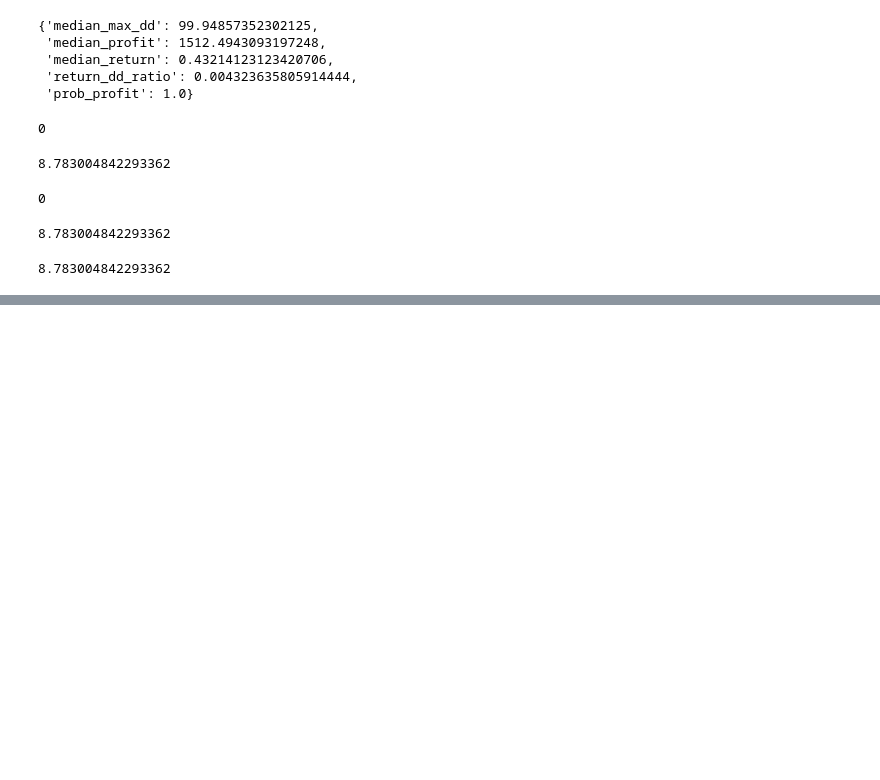
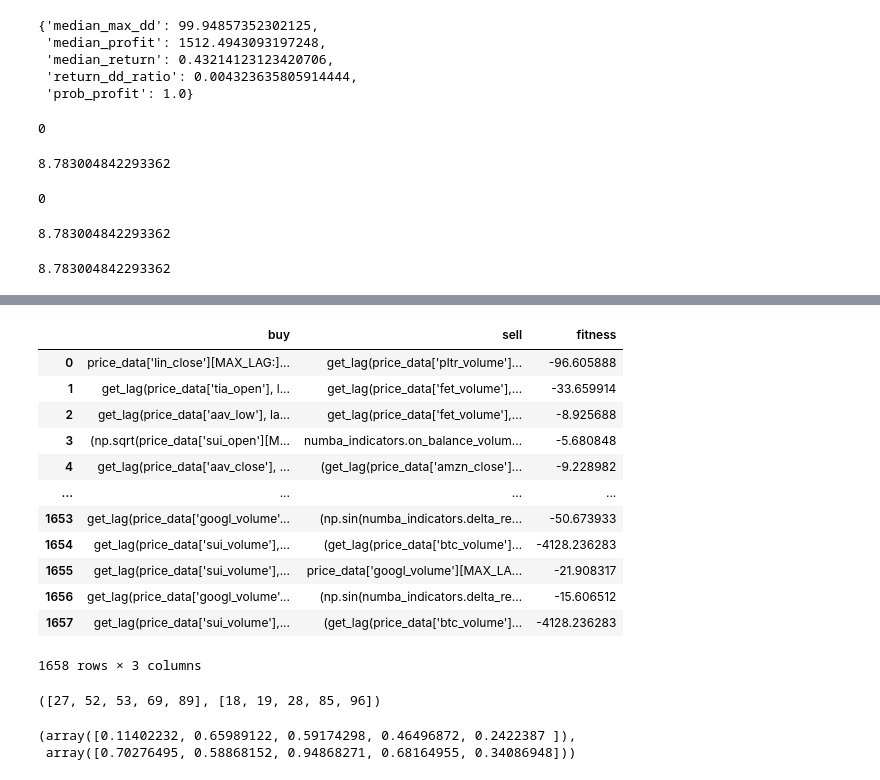
Before and after one commit to VaheC/PonyGE2, a Jupyter notebook: test.ipynb, the cells around one changed output, grey strips where cells are left out. Drawn from its saved outputs; the diff is of its cells as text; code cells hidden in the pictures; blank space fills up the shorter version.

Commit message:
some not important changes

```diff
--- a/test.ipynb
+++ b/test.ipynb
@@ -4154,0 +4127,7 @@ array([-9.99000000e+02, -9.99000000e+02, -9.99000000e+02, -9.99000000e+02,
+# %%
+from pathlib import Path
+import pandas as pd
+
+csv_path = Path(r'C:/\Users/\vchar/\OneDrive/\Desktop/\ML Projects/\Upwork/\AlgoT_ML_Dev/\GrammarEvolution/\PonyGE2/\results/\VCh_24_10_17_205608_321434_47732_321434/\ge_results_inst_ind_comb_numba.csv')
+
+df = pd.read_csv(csv_path, sep=';')
@@ -4154,0 +4151,3 @@ array([-9.99000000e+02, -9.99000000e+02, -9.99000000e+02, -9.99000000e+02,
+# %%
+df = df[(~df.duplicated()) & (df['fitness'] != 'fitness')]
+df.shape
@@ -4154,0 +4173,40 @@ array([-9.99000000e+02, -9.99000000e+02, -9.99000000e+02, -9.99000000e+02,
+# %%
+# df['fitness'] = df['fitness'].apply(lambda x: float(x.strip()))
+df = df[df['fitness'] < 0].reset_index(drop=True)
+df
+# %% [output]
+|  | buy | sell | fitness |
+| 0 | price_data['lin_close'][MAX_LAG:]... | get_lag(price_data['pltr_volume']... | -96.605888 |
+| 1 | get_lag(price_data['tia_open'], l... | get_lag(price_data['fet_volume'],... | -33.659914 |
+| 2 | get_lag(price_data['aav_low'], la... | get_lag(price_data['fet_volume'],... | -8.925688 |
+| 3 | (np.sqrt(price_data['sui_open'][M... | numba_indicators.on_balance_volum... | -5.680848 |
+| 4 | get_lag(price_data['aav_close'], ... | (get_lag(price_data['amzn_close']... | -9.228982 |
+| ... | ... | ... | ... |
+| 1653 | get_lag(price_data['googl_volume'... | (np.sin(numba_indicators.delta_re... | -50.673933 |
+| 1654 | get_lag(price_data['sui_volume'],... | (get_lag(price_data['btc_volume']... | -4128.236283 |
+| 1655 | get_lag(price_data['sui_volume'],... | price_data['googl_volume'][MAX_LA... | -21.908317 |
+| 1656 | get_lag(price_data['googl_volume'... | (np.sin(numba_indicators.delta_re... | -15.606512 |
+| 1657 | get_lag(price_data['sui_volume'],... | (get_lag(price_data['btc_volume']... | -4128.236283 |
+1658 rows × 3 columns
+# %%
+import numpy as np
+
+temp_arr = np.random.rand(100)
+
+buy_idxs = np.array([1, 14, 47, 69, 97])
+sell_idxs = np.array([7, 31, 55, 81, 99])
+
+new_buy_idxs = sorted(np.random.choice(np.arange(100), size=len(buy_idxs), replace=False))
+possible_sell_idxs_arr = np.arange(100)
+possible_sell_idxs_arr = [i for i in possible_sell_idxs_arr if i not in new_buy_idxs]
+new_sell_idxs = sorted(np.random.choice(np.arange(100), size=len(sell_idxs), replace=False))
+new_buy_idxs, new_sell_idxs
+# %% [output]
+([27, 52, 53, 69, 89], [18, 19, 28, 85, 96])
+# %%
+buy_prices = temp_arr[np.isin(np.arange(len(temp_arr)), new_buy_idxs)]
+sell_prices = temp_arr[np.isin(np.arange(len(temp_arr)), new_sell_idxs)]
+buy_prices, sell_prices
+# %% [output]
+(array([0.11402232, 0.65989122, 0.59174298, 0.46496872, 0.2422387 ]),
+ array([0.70276495, 0.58868152, 0.94868271, 0.68164955, 0.34086948]))
```
Also changed, not shown: parts of 17 cells of this notebook, 1 other file.
